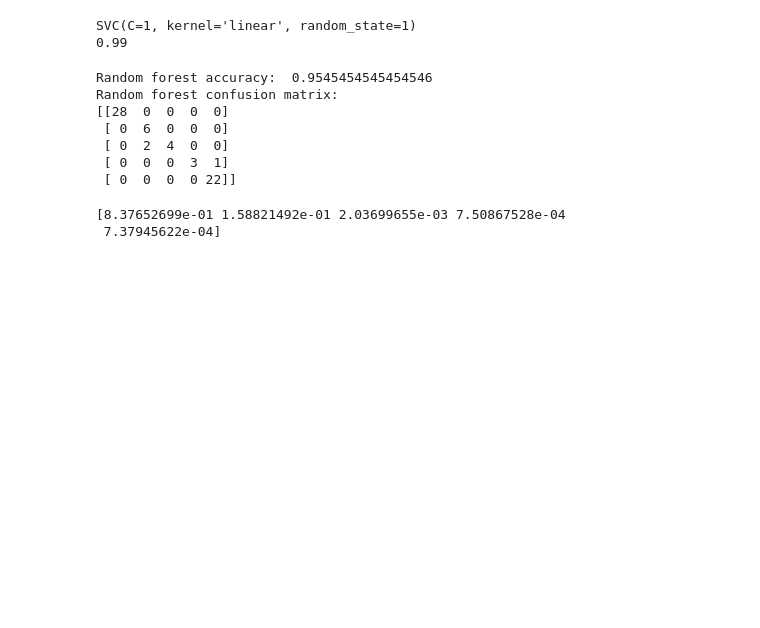
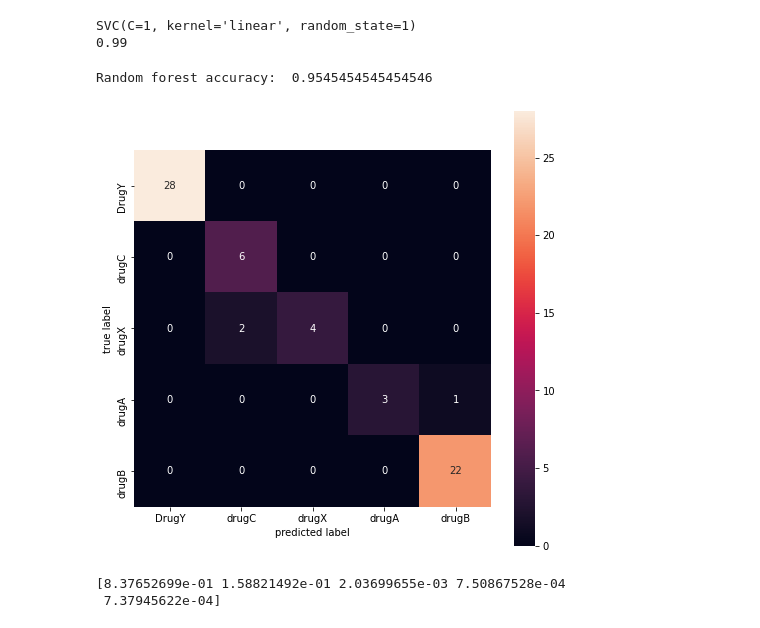
Before and after one commit to olehsamoilenko/PythonDS, a Jupyter notebook: Classification/drugs.ipynb, the cells around one changed output. Cells and saved outputs as stored; diff of their text form; code cells hidden in the pictures; blank space fills up the shorter version.

```diff
--- a/Classification/drugs.ipynb
+++ b/Classification/drugs.ipynb
@@ -172,18 +169,13 @@ SVC(C=1, kernel='linear', random_state=1)
 # %%
 from sklearn.ensemble import RandomForestClassifier
 
 rf = RandomForestClassifier()
 rf.fit(X_train, Y_train)
 
 print('Random forest accuracy: ', rf.score(X_test, Y_test))
-print('Random forest confusion matrix:')
-print(confusion_matrix(Y_test, rf.predict(X_test)))
-# print(rf.max_depth)
+plot_conf_matrix(rf, X_test, Y_test)
+
+del rf
 # %% [output]
 Random forest accuracy:  0.9545454545454546
-Random forest confusion matrix:
-[[28  0  0  0  0]
- [ 0  6  0  0  0]
- [ 0  2  4  0  0]
- [ 0  0  0  3  1]
- [ 0  0  0  0 22]]
+[figure, added]
```
Also changed, not shown: parts of 10 cells of this notebook.
